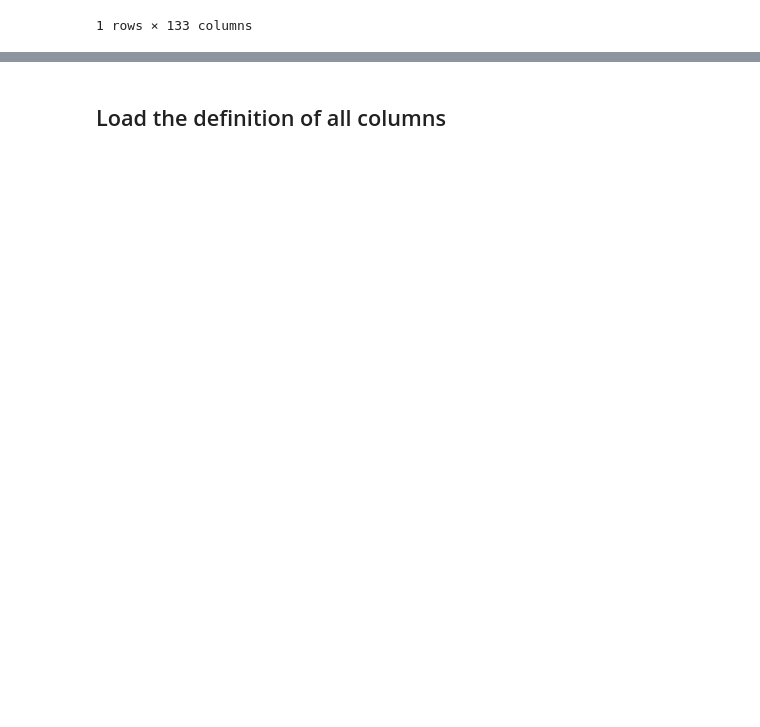
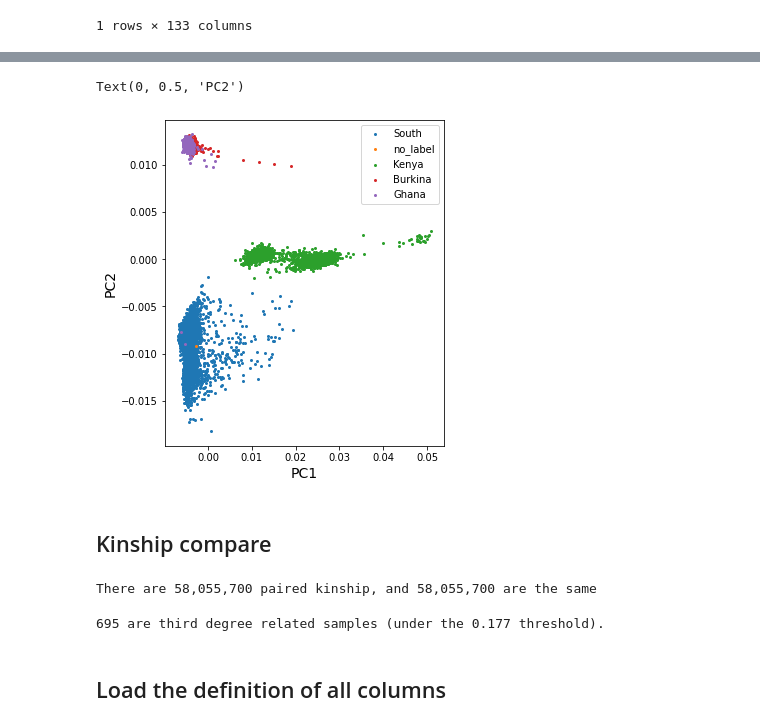
Before and after one commit to yli091230/AWIGEN_TRs, a Jupyter notebook: notebooks/Phenotypes_check/Phenotypes_check.ipynb, the cells around one changed output, grey strips where cells are left out. Saved outputs shown, nothing was run; the diff lists cells and outputs as text; code cells hidden in the pictures; blank space fills up the shorter version.

```diff
--- a/notebooks/Phenotypes_check/Phenotypes_check.ipynb
+++ b/notebooks/Phenotypes_check/Phenotypes_check.ipynb
@@ -47,0 +56,17 @@ Name:  ldl_qc , Length: 12033, dtype: float64
+# %%
+plt.figure(figsize=(5,6))
+
+for pop in pca_df[11].unique():#.loc[0][0].strip(" ")#[0].split("\t")
+    plt.scatter(pca_df[pca_df[11]==pop][2],
+                pca_df[pca_df[11]==pop][1],
+                label=pop,
+                s=4)
+
+plt.legend()
+plt.xlabel("PC1",fontsize=14)
+plt.ylabel("PC2",fontsize=14)
+# %% [output]
+Text(0, 0.5, 'PC2')
+[figure, added]
+# %% [markdown]
+## Kinship compare
@@ -48,3 +80,11 @@ Name:  ldl_qc , Length: 12033, dtype: float64
+# %%
+print(f"There are {len(all_kin):,} paired kinship, and {sum(all_kin.KINSHIP_all==all_kin.KINSHIP_filtered):,} are the same")
+# %% [output]
+There are 58,055,700 paired kinship, and 58,055,700 are the same
+# %%
+print(f"{(all_kin.KINSHIP_all>0.177).sum():,} are third degree related samples (under the 0.177 threshold).")
+# %% [output]
+695 are third degree related samples (under the 0.177 threshold).
 # %% [markdown]
 ## Load the definition of all columns
 # %%
```
Also changed, not shown: parts of 29 cells of this notebook, 7 other files.
